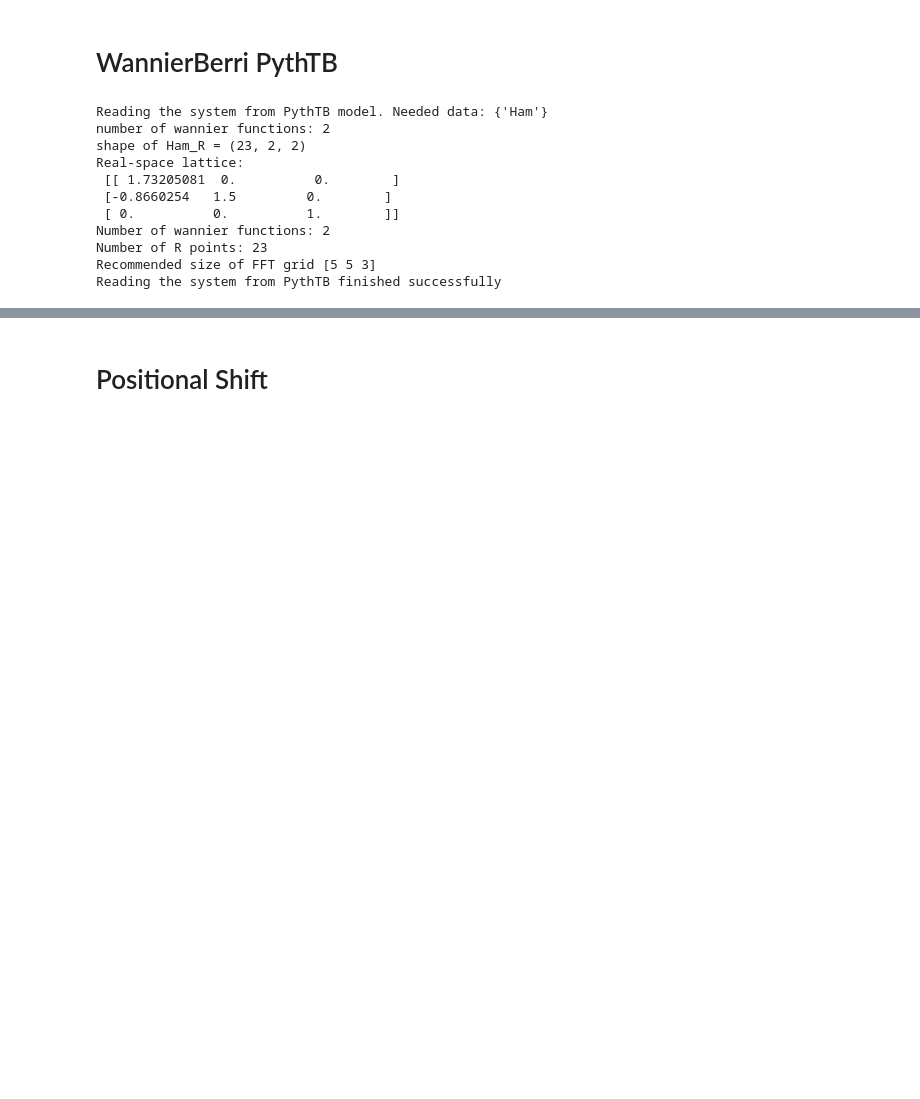
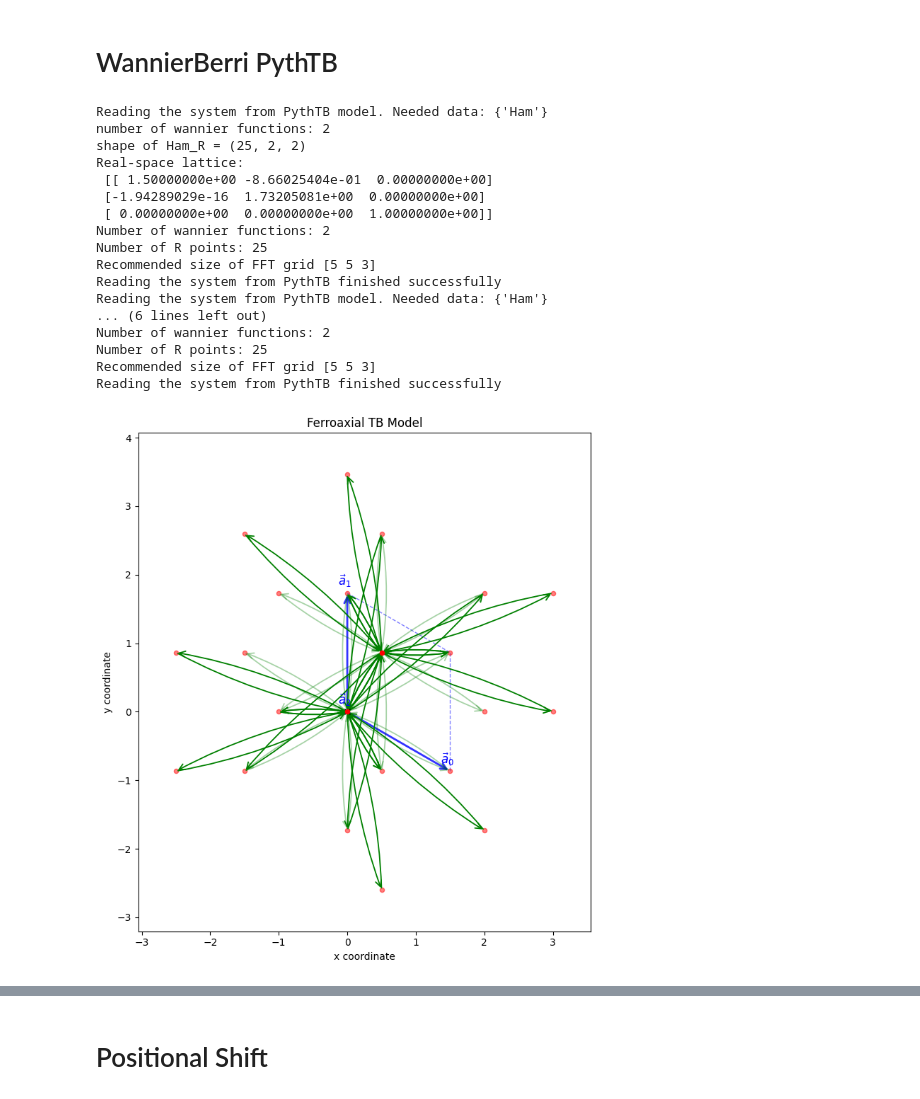
Before and after one commit to elchatz/pos-shift-test, a Jupyter notebook: Ferroaxial-TB.ipynb, the cells around one changed output, grey strips where cells are left out. Cells and saved outputs as stored; diff of their text form; code cells hidden in the pictures; blank space fills up the shorter version.

```diff
--- a/Ferroaxial-TB.ipynb
+++ b/Ferroaxial-TB.ipynb
@@ -59,17 +19,26 @@ def model_ferroaxial_pythtb(mu=0.0, t=1.0, tp=1.0, Delta=1.0, t2=0.5, t3=1.0, a=
 # %%
-parameters1 = dict(mu=0.0, t=1.0, tp=0.5, Delta=1.0, t3=1.0, t2=0.0, a=1.0, c=1.0)
+parameters1 = dict(mu=0.0, t=1.0, tp=0.5, Delta=1.0, t3=1.0, t2=0.25, a=1.0, c=1.0, rot_deg=-30)
 model1 = model_ferroaxial_pythtb(**parameters1)
-system1 = System_PythTB(model1)
-system1.set_pointgroup(symmetry_gen=["C3z", "TimeReversal"])
+visualise(model1, title="Ferroaxial TB Model", filename="visualize_model_ferroaxial.pdf")
+system_nosym = System_PythTB(model1)
+system_sym = System_PythTB(model1)
+system_sym.set_pointgroup(symmetry_gen=["C3z", "TimeReversal"])
 # %% [output]
 Reading the system from PythTB model. Needed data: {'Ham'}
 number of wannier functions: 2
-shape of Ham_R = (23, 2, 2)
+shape of Ham_R = (25, 2, 2)
 Real-space lattice:
- [[ 1.73205081  0.          0.        ]
- [-0.8660254   1.5         0.        ]
- [ 0.          0.          1.        ]]
+ [[ 1.50000000e+00 -8.66025404e-01  0.00000000e+00]
+ [-1.94289029e-16  1.73205081e+00  0.00000000e+00]
+ [ 0.00000000e+00  0.00000000e+00  1.00000000e+00]]
 Number of wannier functions: 2
-Number of R points: 23
+Number of R points: 25
 Recommended size of FFT grid [5 5 3]
 Reading the system from PythTB finished successfully
+Reading the system from PythTB model. Needed data: {'Ham'}
+... (6 lines left out)
+Number of wannier functions: 2
+Number of R points: 25
+Recommended size of FFT grid [5 5 3]
+Reading the system from PythTB finished successfully
+[figure, added]
```
Also changed, not shown: parts of 17 cells of this notebook, 3 other files.
